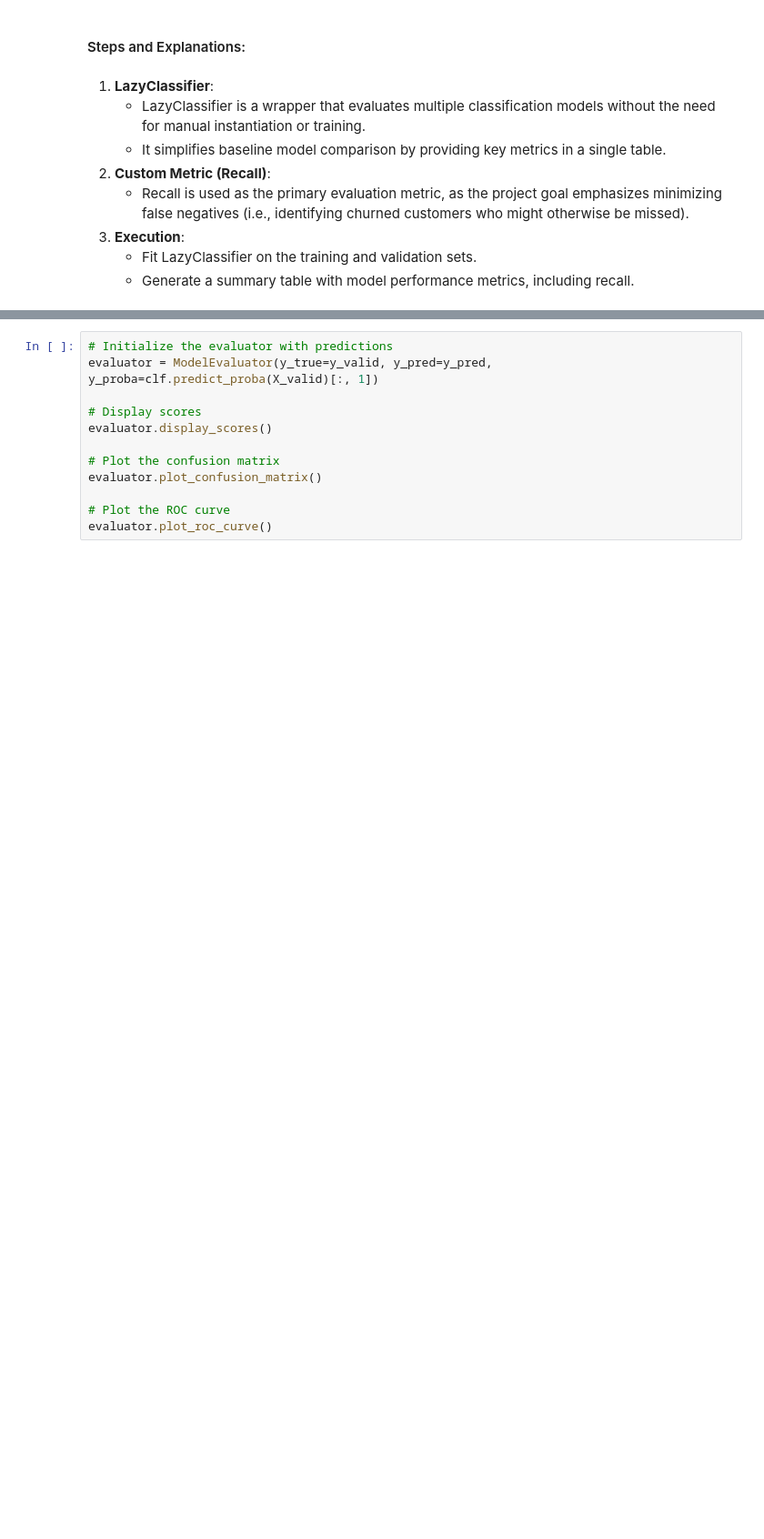
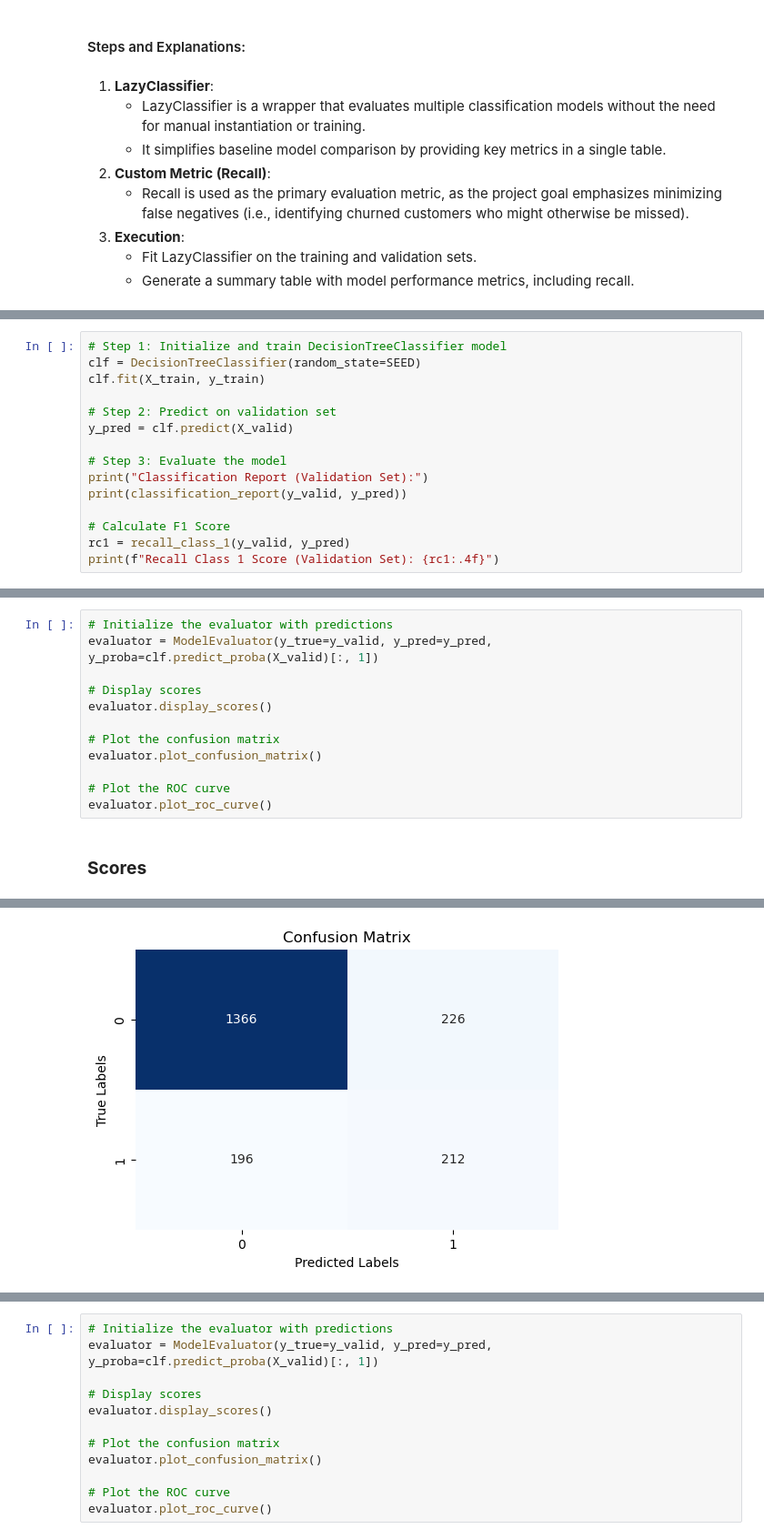
Before and after one commit to TT-DataProjects/s10-beta_bank, a Jupyter notebook: notebooks/S10-BetaBank-churn.ipynb, the cells around one changed output, grey strips where cells are left out. Shown at 91% size. Cells and saved outputs as stored; diff of their text form; blank space fills up the shorter version.

```diff
--- a/notebooks/S10-BetaBank-churn.ipynb
+++ b/notebooks/S10-BetaBank-churn.ipynb
@@ -420,0 +486,15 @@ Baseline Model Performance Metrics:
+# %%
+# Step 1: Initialize and train DecisionTreeClassifier model
+clf = DecisionTreeClassifier(random_state=SEED)
+clf.fit(X_train, y_train)
+
+# Step 2: Predict on validation set
+y_pred = clf.predict(X_valid)
+
+# Step 3: Evaluate the model
+print("Classification Report (Validation Set):")
+print(classification_report(y_valid, y_pred))
+
+# Calculate F1 Score
+rc1 = recall_class_1(y_valid, y_pred)
+print(f"Recall Class 1 Score (Validation Set): {rc1:.4f}")
@@ -420,0 +513,14 @@ Baseline Model Performance Metrics:
+# %%
+# Initialize the evaluator with predictions
+evaluator = ModelEvaluator(y_true=y_valid, y_pred=y_pred, y_proba=clf.predict_proba(X_valid)[:, 1])
+
+# Display scores
+evaluator.display_scores()
+
+# Plot the confusion matrix
+evaluator.plot_confusion_matrix()
+
+# Plot the ROC curve
+evaluator.plot_roc_curve()
+# %% [output]
+### **Scores**
@@ -420,0 +542 @@ Baseline Model Performance Metrics:
+[figure, added]
```
Also changed, not shown: parts of 18 cells of this notebook.
